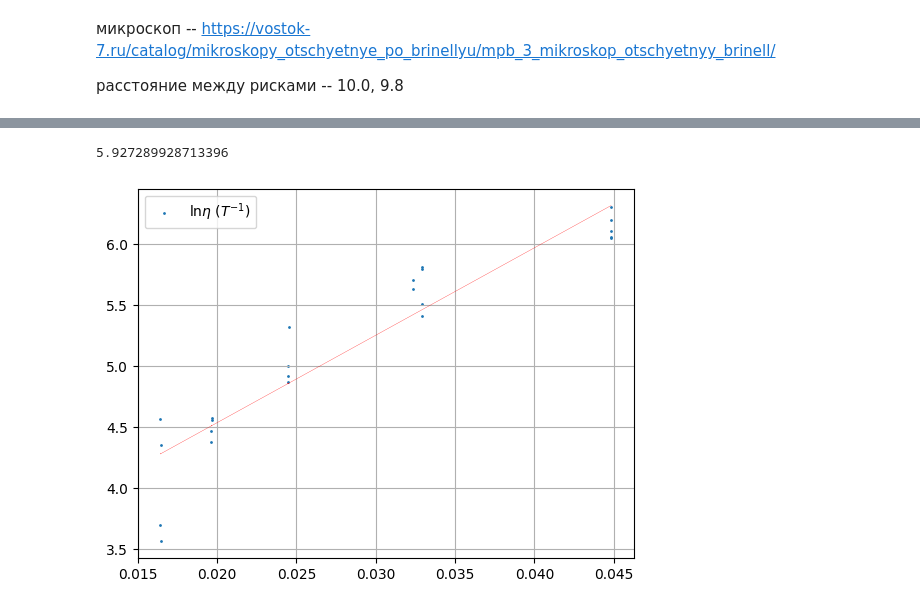
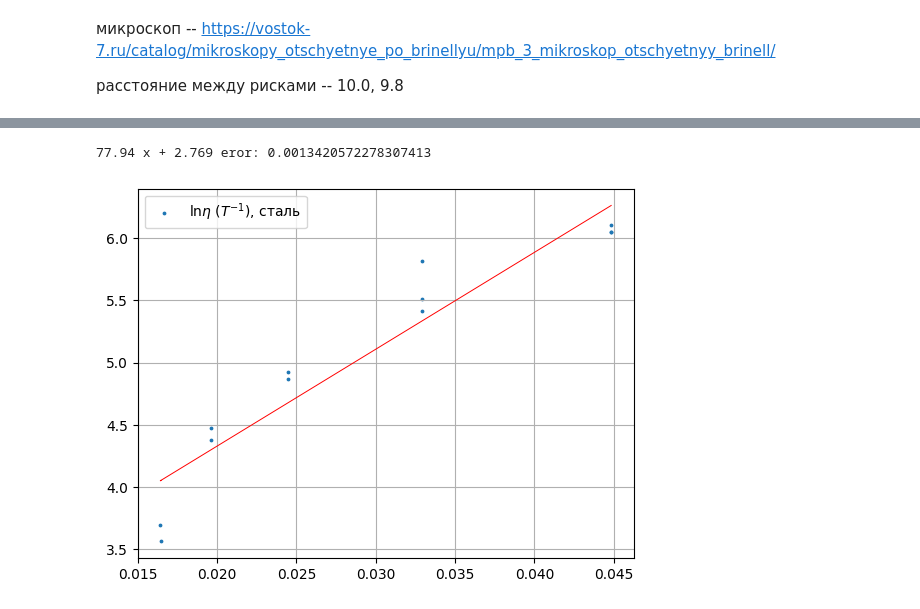
Before and after one commit to ILoveAlgorythms/labs, a Jupyter notebook: 2.2.6/data.ipynb, the cells around one changed output, grey strips where cells are left out. Cells and saved outputs as stored; diff of their text form; code cells hidden in the pictures.

```diff
--- a/2.2.6/data.ipynb
+++ b/2.2.6/data.ipynb
@@ -48,7 +48,7 @@ a['Re'] = a['v'] * radius * a['rho']
 a['rho_ball'] = a['diametr']
 for i in range(len(a['rho_ball'])):
   a['rho_ball'][i] = (7.7 if a['rho_ball'][i] > 1 else 2.6)
-a['Nu'] = 0.222 * 9.81 * radius ** 2 * (7.7 - a['rho']) / a['v']
+a['Nu'] = 0.222 * 9.81 * radius ** 2 * (a['rho_ball'] - a['rho']) / a['v']
 a['Nu_advanced'] = a['Nu'] / (1 + 2.4 * (a['diametr'] / (2 * radius)))
 a = a.drop(labels=6)
 a
@@ -81,21 +73,24 @@ plt.bar(
 # %%
-oy = np.log(a['Nu'])
-ox = 1 / a['temp']
+tmp = a.loc[a['rho_ball'] == 7.7]
+
+oy = np.log(tmp['Nu'])
+ox = 1 / tmp['temp']
 # ox = a["Nu"]
 plt.scatter(
   ox,
   oy,
-  s=1,
-  label="ln$\eta \ (T^{-1})$"
+  s=3,
+  label="ln$\eta \ (T^{-1})$, сталь"
 )
 
 z1, res= np.polyfit(ox, oy, 1, full=False, cov=True)
 p1 = np.poly1d(z1)
-plt.plot(ox, p1(ox), linewidth=0.2, color='red', linestyle='-')
-print(res[0][0] ** 0.5)
+plt.plot(ox, p1(ox), linewidth=0.7, color='red', linestyle='-')
+print(str(p1), "eror:", res[0][0] ** 0.5/((z1[0])**2))
+plt.savefig("graph steel.png")
 plt.grid()
 plt.legend(loc='best')
 plt.show()
 # %% [output]
-5.927289928713396
+77.94 x + 2.769 eror: 0.0013420572278307413
-[figure, old version]
+[figure, new version]
```
Also changed, not shown: parts of 3 cells of this notebook, 17 other files.
